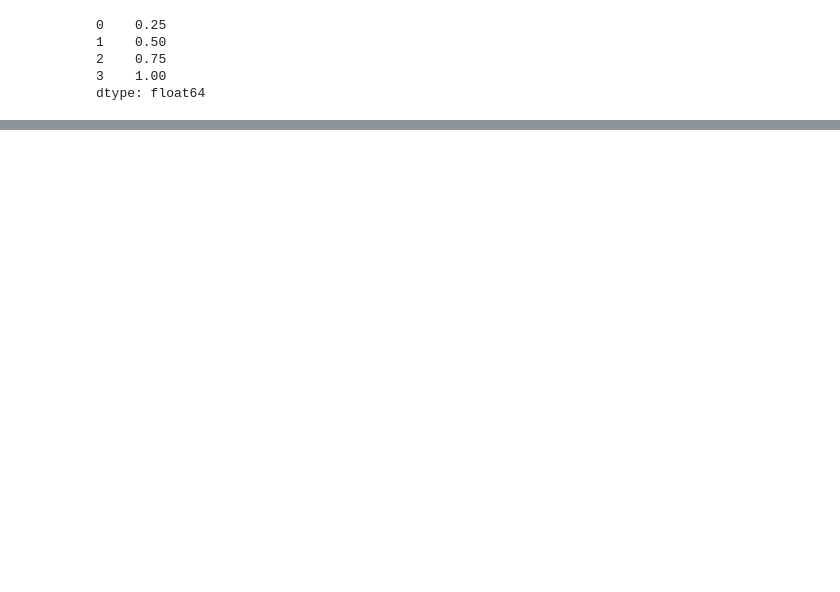
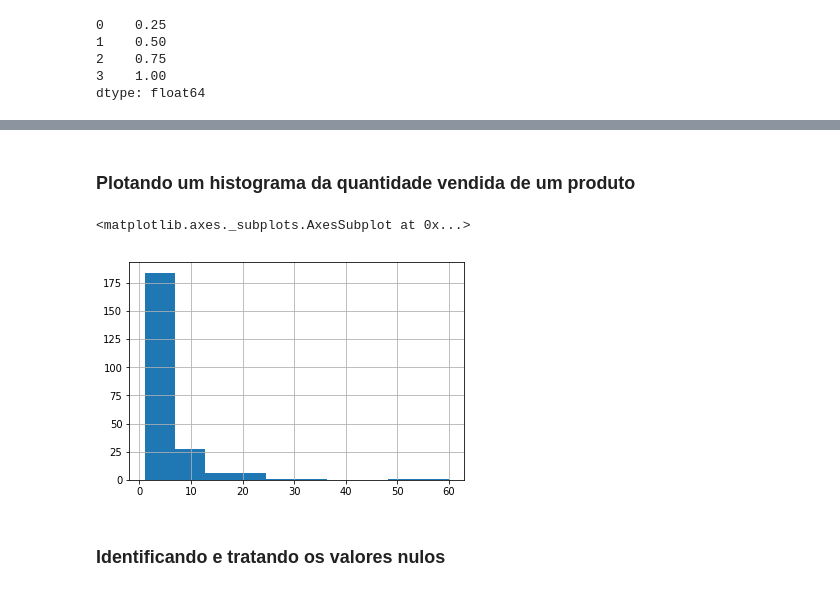
Before and after one commit to sn3fru/datascience_course, a Jupyter notebook: 1-analise-exploratória-basica/03-pandas/pandas101.ipynb, the cells around one changed output, grey strips where cells are left out. Cells and saved outputs as stored; diff of their text form; code cells hidden in the pictures; blank space fills up the shorter version.

```diff
--- a/1-analise-exploratória-basica/03-pandas/pandas101.ipynb
+++ b/1-analise-exploratória-basica/03-pandas/pandas101.ipynb
@@ -109,0 +536,9 @@ data[(data['pop'] > 19552860) | (data['area']>423967)]
+# %% [markdown]
+### Plotando um histograma da quantidade vendida de um produto
+# %%
+sales[sales["StockCode"] == '71053']["Quantity"].hist()
+# %% [output]
+<matplotlib.axes._subplots.AxesSubplot at 0x...>
+[figure, added]
+# %% [markdown]
+###  Identificando e tratando os valores nulos
```
Also changed, not shown: parts of 110 cells of this notebook, 10 other files.
